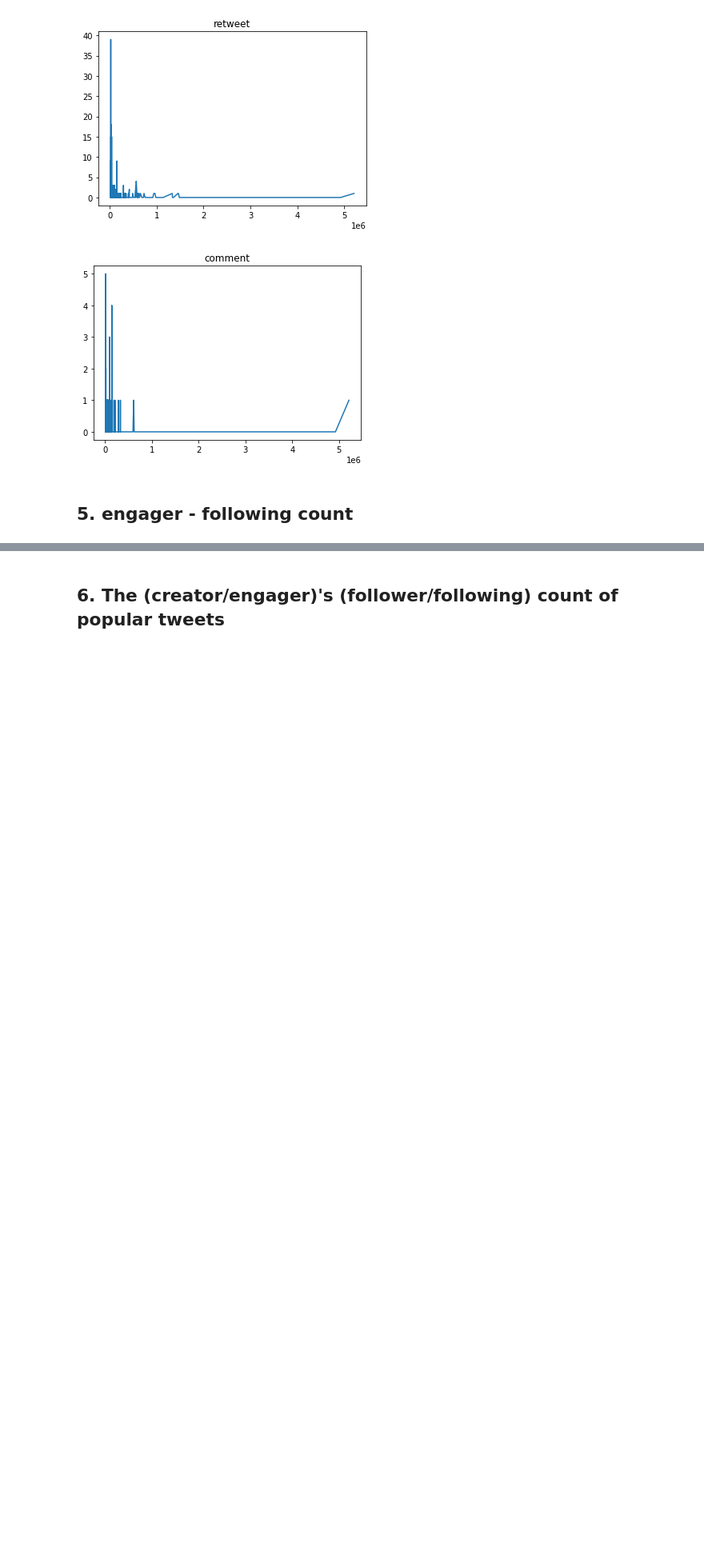
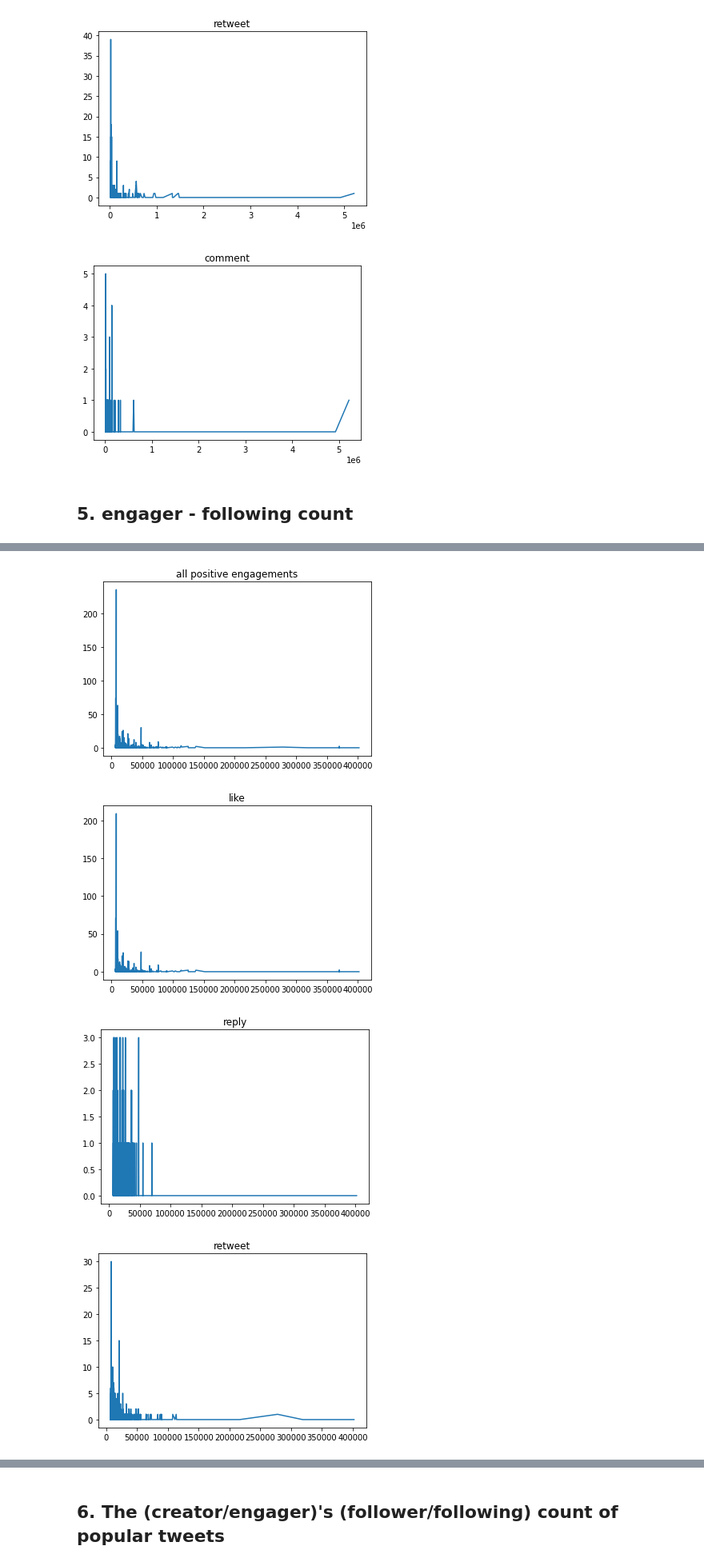
Before and after one commit to RecKIE7/recsys2021-twitter, a Jupyter notebook: analysis/follow_count.ipynb, the cells around one changed output, grey strips where cells are left out. Shown at 80% size. Drawn from its saved outputs; the diff is of its cells as text; code cells hidden in the pictures; blank space fills up the shorter version.

Commit message:
anlaysis the following count of the tweet engager

```diff
--- a/analysis/follow_count.ipynb
+++ b/analysis/follow_count.ipynb
@@ -299,9 +299,9 @@ plt.show()
 # %% [markdown]
 ## 5. engager - following count
 # %%
-engager_follower_count = df.compute().groupby('creator_id')[['engager_following_count']].nth(-1)
-engager_follower_count = engager_follower_count.reset_index()
-engager_follower_count.head()
+engager_following_count = df.compute().groupby('creator_id')[['engager_following_count']].nth(-1)
+engager_following_count = engager_following_count.reset_index()
+engager_following_count.head()
 
-follow_count_df = follow_count_df.merge(engager_follower_count, on=['creator_id'], how='left')
+follow_count_df = follow_count_df.merge(engager_following_count, on=['creator_id'], how='left')
 len(follow_count_df)
@@ -308,6 +310,6 @@ len(follow_count_df)
 # %%
-sorted_engager_follower = follow_count_df.sort_values('engager_follower_count', ascending=False)
+sorted_engager_following = follow_count_df.sort_values('engager_following_count', ascending=False)
 
 top_n = 10000
-top_n_engager = sorted_engager_follower[:top_n]
+top_n_engager = sorted_engager_following[:top_n]
 top_n_engager.describe().astype(np.int64)
@@ -314,20 +326,25 @@ top_n_engager.describe().astype(np.int64)
 # %%
 plt.title('all positive engagements')
-plt.plot(top_n_engager['engager_follower_count'].to_array(), top_n_engager['is_positive'].to_array())
+plt.plot(top_n_engager['engager_following_count'].to_array(), top_n_engager['is_positive'].to_array())
 plt.show()
 
 plt.title('like')
-plt.plot(top_n_engager['engager_follower_count'].to_array(), top_n_engager['is_like'].to_array())
+plt.plot(top_n_engager['engager_following_count'].to_array(), top_n_engager['is_like'].to_array())
 plt.show()
 
 plt.title('reply')
-plt.plot(top_n_engager['engager_follower_count'].to_array(), top_n_engager['is_reply'].to_array())
+plt.plot(top_n_engager['engager_following_count'].to_array(), top_n_engager['is_reply'].to_array())
 plt.show()
 
 plt.title('retweet')
-plt.plot(top_n_engager['engager_follower_count'].to_array(), top_n_engager['is_retweet'].to_array())
+plt.plot(top_n_engager['engager_following_count'].to_array(), top_n_engager['is_retweet'].to_array())
 plt.show()
 
 plt.title('comment')
-plt.plot(top_n_engager['engager_follower_count'].to_array(), top_n_engager['is_comment'].to_array())
+plt.plot(top_n_engager['engager_following_count'].to_array(), top_n_engager['is_comment'].to_array())
 plt.show()
+# %% [output]
+[figure, added]
+[figure, added]
+[figure, added]
+[figure, added]
```
Also changed, not shown: parts of 3 cells of this notebook.
